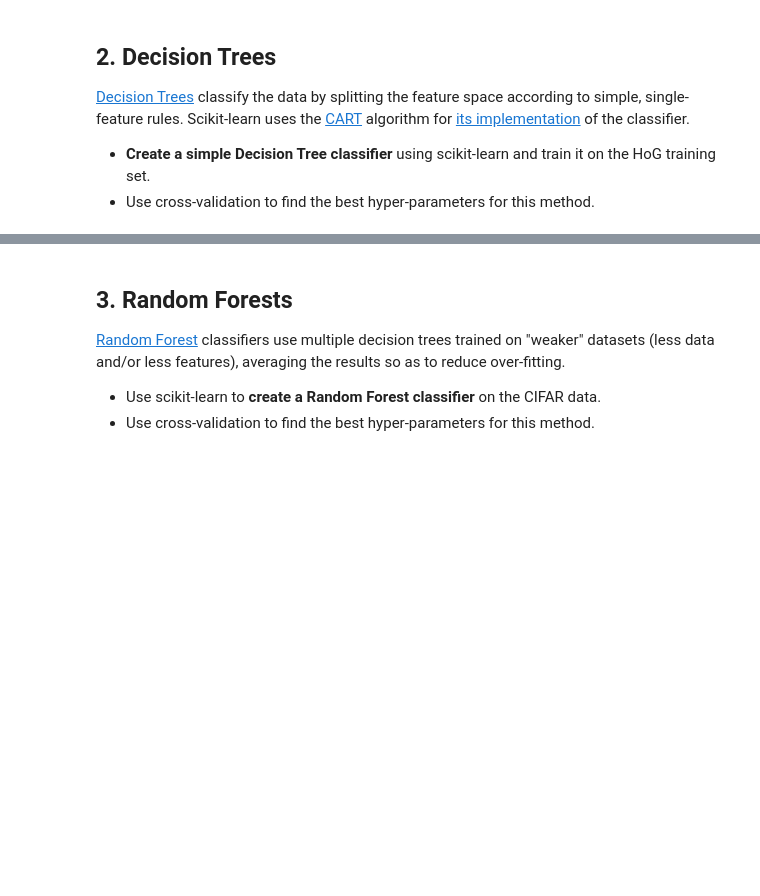
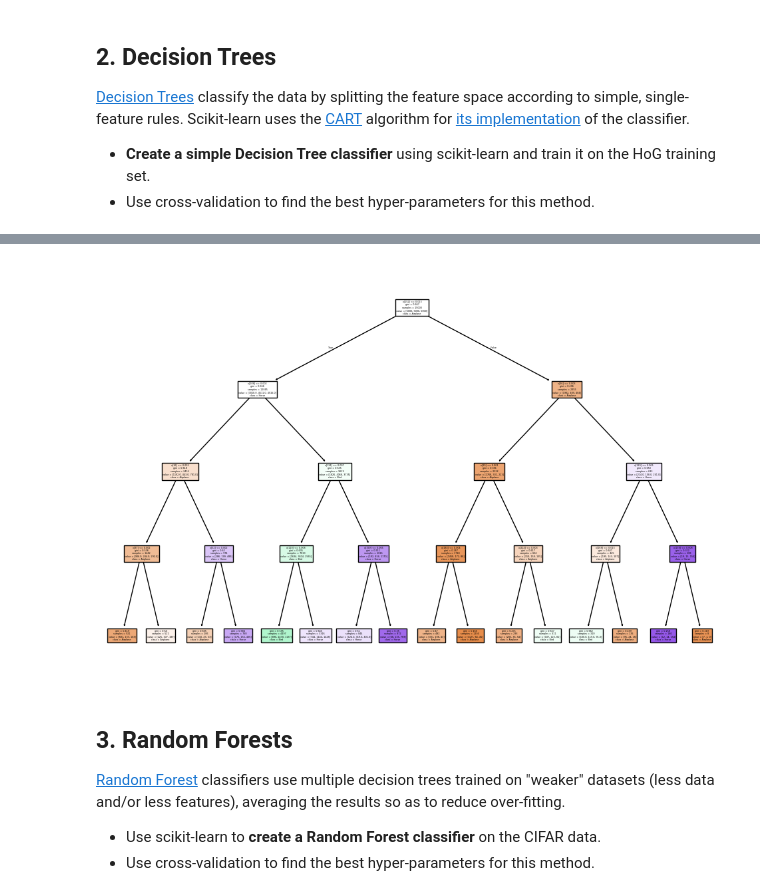
Before and after one commit to Exagor/info-h-501, a Jupyter notebook: docs/LABS/ML1_Nearest_Neighbours_and_Decision_Trees.ipynb, the cells around one changed output, grey strips where cells are left out. Drawn from its saved outputs; the diff is of its cells as text; code cells hidden in the pictures; blank space fills up the shorter version.

```diff
--- a/docs/LABS/ML1_Nearest_Neighbours_and_Decision_Trees.ipynb
+++ b/docs/LABS/ML1_Nearest_Neighbours_and_Decision_Trees.ipynb
@@ -219,3 +219,14 @@ evaluate_parameter(
+# %%
+from sklearn.tree import plot_tree
+tree_model = DecisionTreeClassifier(max_depth= 4, min_samples_leaf= 2, min_samples_split= 5)
+tree_model.fit(dataset.train['hog'], dataset.train['labels'])
+
+# plot the decision tree
+plt.figure(figsize=(12, 8))
+plot_tree(tree_model, class_names=dataset.labels, filled=True)
+plt.show()
+# %% [output]
+[figure, added]
 # %% [markdown]
 ## 3. Random Forests
 
```
Also changed, not shown: parts of 7 cells of this notebook, 3 other files.
